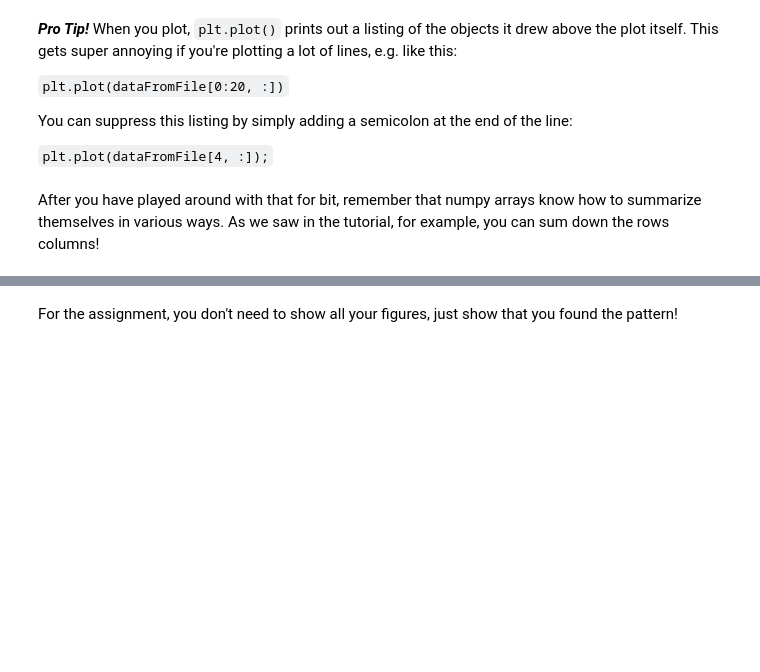
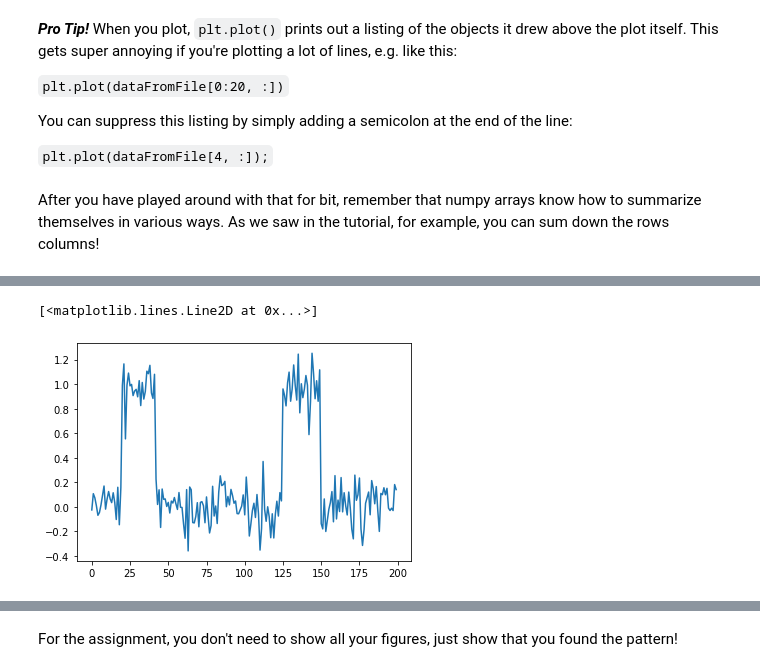
Before and after one commit to 0417Paul/PSY341K-FDS1, a Jupyter notebook: Exercise-009/tutorial009Exercise.ipynb, the cells around one changed output, grey strips where cells are left out. Saved outputs shown, nothing was run; the diff lists cells and outputs as text; code cells hidden in the pictures; blank space fills up the shorter version.

```diff
--- a/Exercise-009/tutorial009Exercise.ipynb
+++ b/Exercise-009/tutorial009Exercise.ipynb
@@ -160,0 +191,5 @@ After you have played around with that for bit, remember that numpy arrays know
+# %%
+plt.plot(data_2.mean(1))
+# %% [output]
+[<matplotlib.lines.Line2D at 0x...>]
+[figure, added]
```
Also changed, not shown: parts of 4 cells of this notebook, 3 other files.
